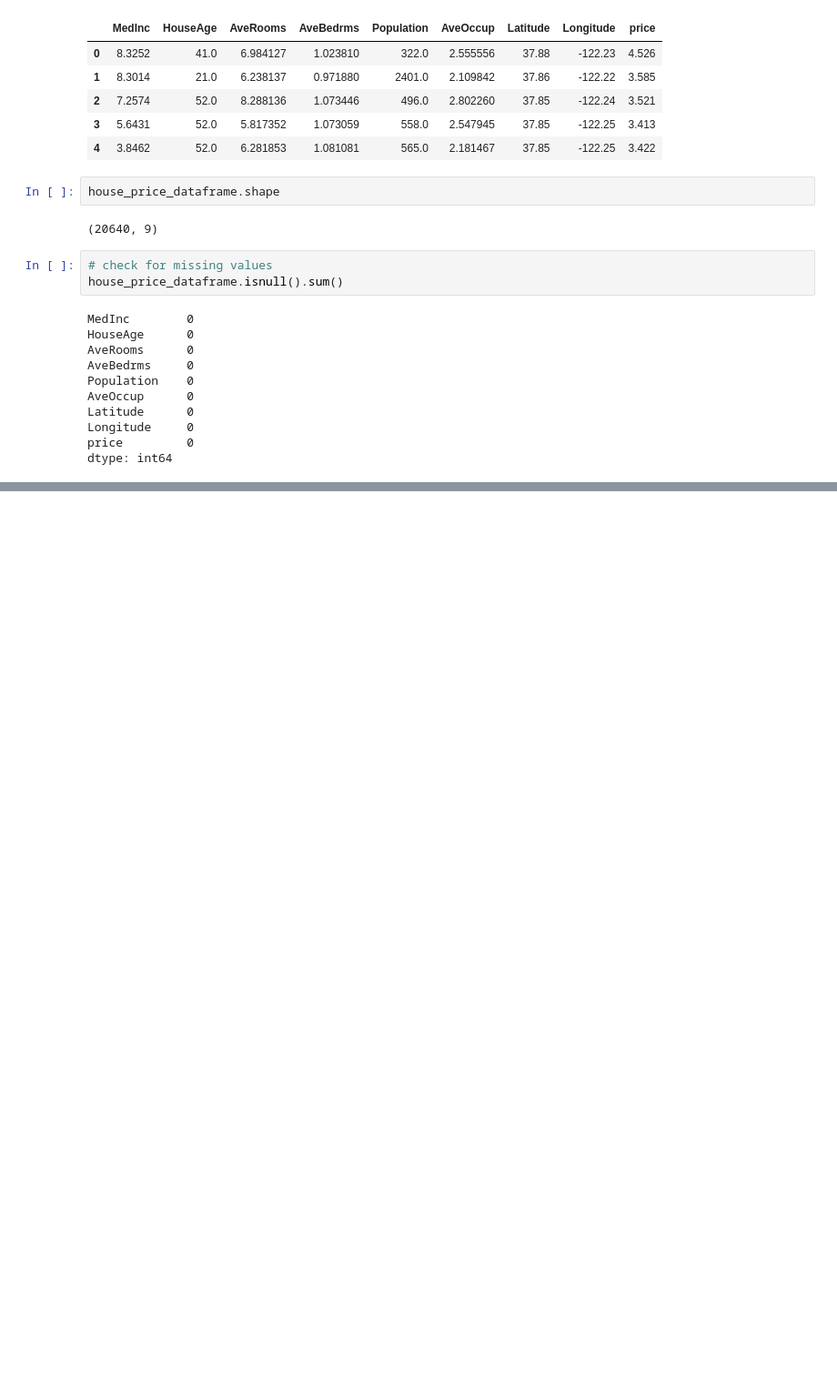
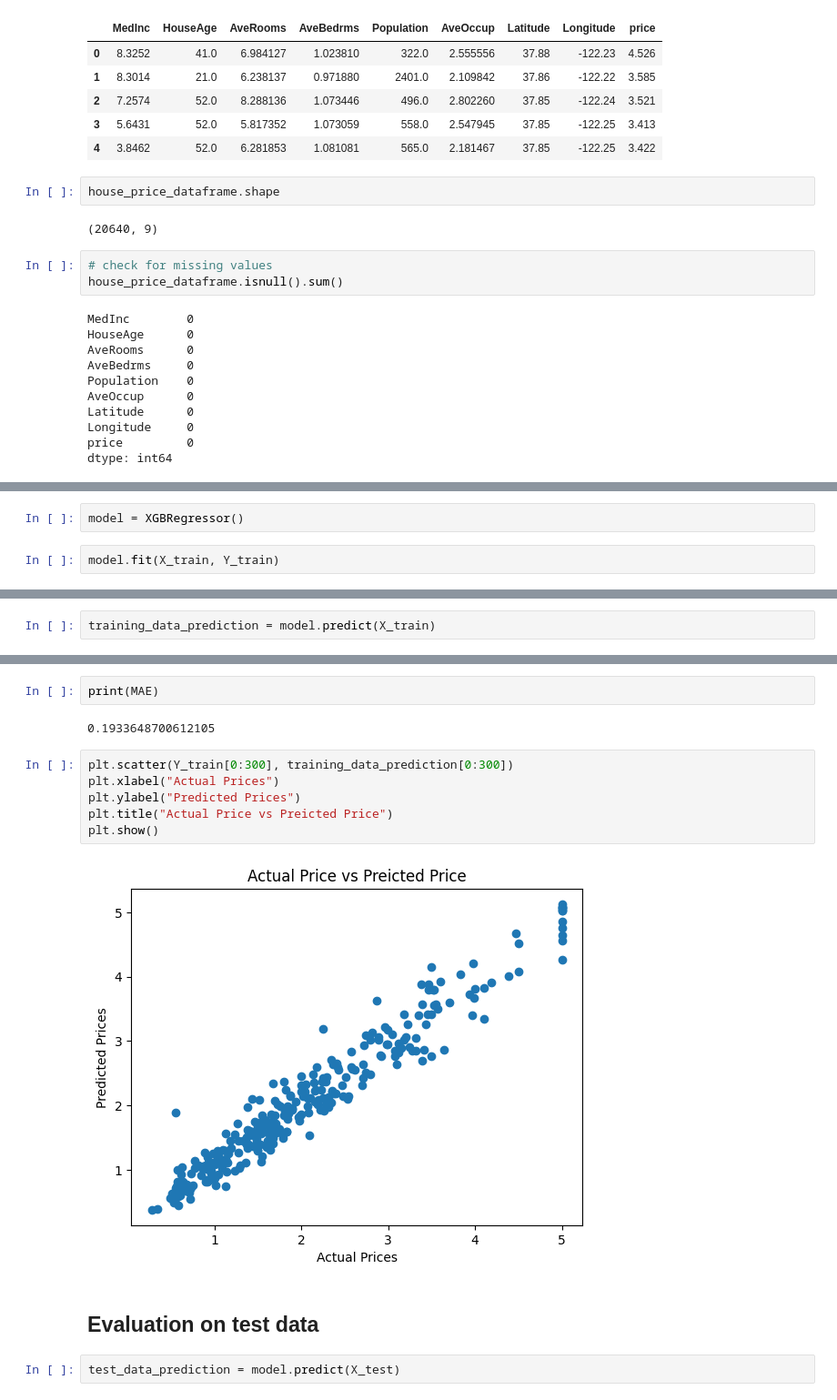
Before and after one commit to minamaher58/ML-projects, a Jupyter notebook: House Price Prediction/House Price Prediction.ipynb, the cells around one changed output, grey strips where cells are left out. Shown at 91% size. Saved outputs shown, nothing was run; the diff lists cells and outputs as text; blank space fills up the shorter version.

```diff
--- a/House Price Prediction/House Price Prediction.ipynb
+++ b/House Price Prediction/House Price Prediction.ipynb
@@ -87,0 +105,4 @@ house_price_dataframe.describe()
+# %%
+model = XGBRegressor()
+# %%
+model.fit(X_train, Y_train)
@@ -87,0 +123,2 @@ house_price_dataframe.describe()
+# %%
+training_data_prediction = model.predict(X_train)
@@ -87,0 +135,16 @@ house_price_dataframe.describe()
+# %%
+print(MAE)
+# %% [output]
+0.1933648700612105
+# %%
+plt.scatter(Y_train[0:300], training_data_prediction[0:300])
+plt.xlabel("Actual Prices")
+plt.ylabel("Predicted Prices")
+plt.title("Actual Price vs Preicted Price")
+plt.show()
+# %% [output]
+[figure, added]
+# %% [markdown]
+## Evaluation on test data
+# %%
+test_data_prediction = model.predict(X_test)
```
Also changed, not shown: parts of 12 cells of this notebook.
